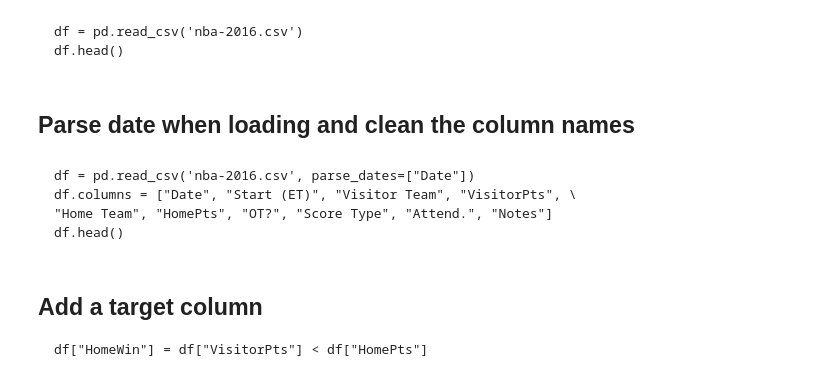
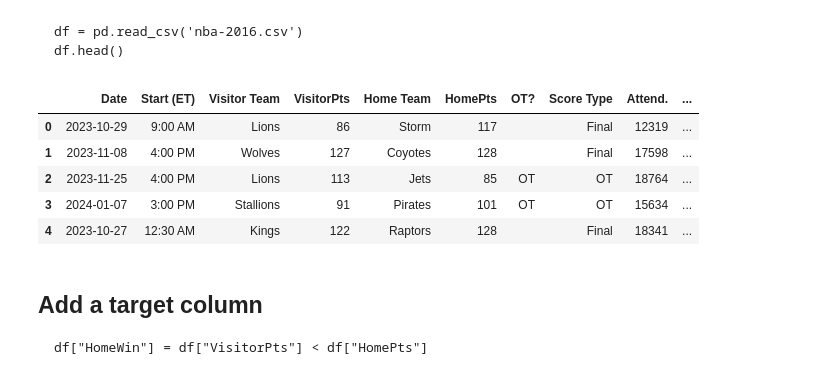
Before and after one commit to dornercr/INFO371, a Jupyter notebook: INFO371_Week5_FeatureE_CrossV.ipynb, the cells around one changed output. Saved outputs shown, nothing was run; the diff lists cells and outputs as text; code cells hidden in the pictures.

````diff
--- a/INFO371_Week5_FeatureE_CrossV.ipynb
+++ b/INFO371_Week5_FeatureE_CrossV.ipynb
@@ -37,17 +29,60 @@ Saving nba-2016.csv to nba-2016.csv
+# %%
+# Now re-run the dataset generation
+from datetime import datetime, timedelta
+import pandas as pd
+import random
+
+# Updated team names (NBA-style fictional)
+teams = [
+    "Lions", "Sharks", "Eagles", "Wolves", "Panthers",
+    "Dragons", "Tigers", "Bulls", "Hawks", "Knights",
+    "Kings", "Titans", "Giants", "Raiders", "Raptors",
+    "Falcons", "Vikings", "Warriors", "Crusaders", "Pirates",
+    "Jets", "Stallions", "Coyotes", "Spartans", "Commanders",
+    "Outlaws", "Sentinels", "Gladiators", "Blazers", "Storm"
+]
+
+# Generate synthetic NBA-style data
+n_games = 1316
+start_date = datetime(2023, 10, 1)
+dates = [start_date + timedelta(days=int(i)) for i in np.random.randint(0, 180, size=n_games)]
+start_times = [f"{random.randint(1, 12)}:{random.choice(['00', '30'])} {'PM' if random.random() > 0.5 else 'AM'}" for _ in range(n_games)]
+visitor_teams = np.random.choice(teams, size=n_games)
+home_teams = [random.choice([team for team in teams if team != visitor_teams[i]]) for i in range(n_games)]
+visitor_pts = np.random.randint(80, 130, size=n_games)
+home_pts = np.random.randint(80, 130, size=n_games)
+ots = np.random.choice(["", "OT", "2OT"], size=n_games, p=[0.85, 0.1, 0.05])
+score_types = ["Final" if ot == "" else "OT" for ot in ots]
+attends = np.random.randint(10000, 20000, size=n_games)
+notes = np.random.choice(["", "Rivalry Game"], size=n_games, p=[0.95, 0.05])
+
+# Create the DataFrame
+df = pd.DataFrame({
+    "Date": dates,
+    "Start (ET)": start_times,
+    "Visitor Team": visitor_teams,
+    "VisitorPts": visitor_pts,
+    "Home Team": home_teams,
+    "HomePts": home_pts,
+    "OT?": ots,
+    "Score Type": score_types,
+    "Attend.": attends,
+    "Notes": notes
+})
 # %% [markdown]
 ```
 df = pd.read_csv('nba-2016.csv')
 df.head()
 ```
-# %% [markdown]
-## Parse date when loading and clean the column names
-# %% [markdown]
-```
-df = pd.read_csv('nba-2016.csv', parse_dates=["Date"])
-df.columns = ["Date", "Start (ET)", "Visitor Team", "VisitorPts", \
-"Home Team", "HomePts", "OT?", "Score Type", "Attend.", "Notes"]
-df.head()
-```
+# %%
+df.head()
+# %% [output]
+|  | Date | Start (ET) | Visitor Team | VisitorPts | Home Team | HomePts | OT? | Score Type | Attend. | ... |
+| 0 | 2023-10-29 | 9:00 AM | Lions | 86 | Storm | 117 |  | Final | 12319 | ... |
+| 1 | 2023-11-08 | 4:00 PM | Wolves | 127 | Coyotes | 128 |  | Final | 17598 | ... |
+| 2 | 2023-11-25 | 4:00 PM | Lions | 113 | Jets | 85 | OT | OT | 18764 | ... |
+| 3 | 2024-01-07 | 3:00 PM | Stallions | 91 | Pirates | 101 | OT | OT | 15634 | ... |
+| 4 | 2023-10-27 | 12:30 AM | Kings | 122 | Raptors | 128 |  | Final | 18341 | ... |
 # %% [markdown]
 ## Add a target column
 
````
Also changed, not shown: parts of 33 cells of this notebook.
